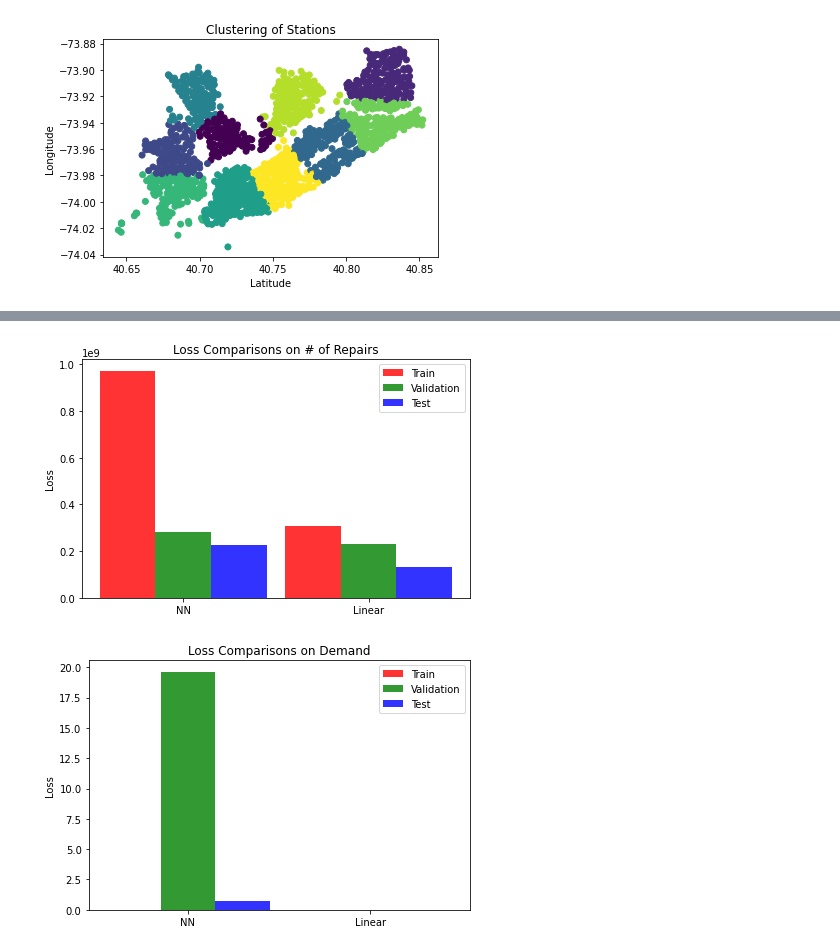
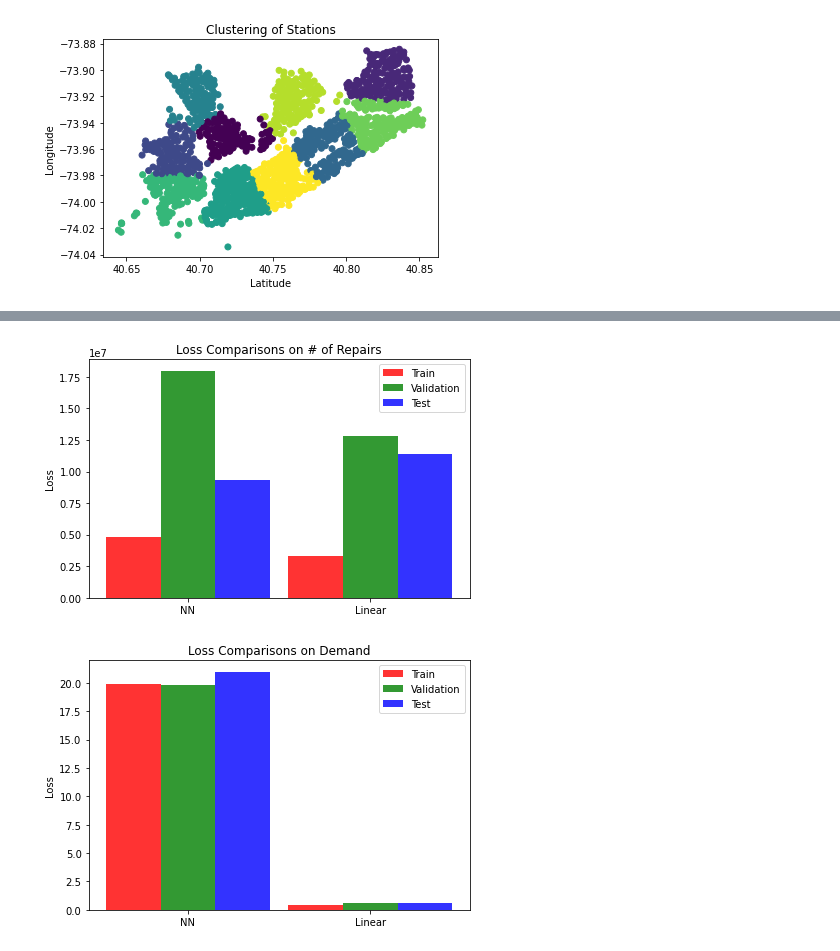
Before and after one commit to RyanW124/A-Deep-Learning-Approach-to-Predict-the-Number-of-Bikes-a-Bike-Sharing-Company-Repairs, a Jupyter notebook: Code/main.ipynb, the cells around one changed output, grey strips where cells are left out. Saved outputs shown, nothing was run; the diff lists cells and outputs as text; code cells hidden in the pictures.

```diff
--- a/Code/main.ipynb
+++ b/Code/main.ipynb
@@ -95,21 +40,25 @@ x, y, y2 = torch.tensor(x).float(), torch.tensor(y).float(), torch.tensor(y2).fl
 x_train, x_test, y_train, y_test, y2_train, y2_test = train_test_split(x, y, y2)
 x_train, x_val, y_train, y_val, y2_train, y2_val = train_test_split(x_train, y_train, y2_train)
 
-repair = NN(len(x_train[0]), len(y_train[0]), [10]*30)
+repair = NN(len(x_train[0]), len(y_train[0]), [10]*4)
 file = '../Data/repair.pt'
 if isfile(file):
+    img = Image(filename='../Graphs/Repair.png')
+    display(img)
     repair.load_state_dict(torch.load(file))
     repair.eval()
 else:
-    repair.learn((x_train, y_train), (x_val, y_val), file='../Graphs/Repair')
+    repair.learn((x_train, y_train), (x_val, y_val), file='../Graphs/Repair', minimum=1000, ylim=5e7)
     torch.save(repair.state_dict(), file)
 
-demand = NN(len(x_train[0]), len(y2_train[0]), [10]*30)
+demand = NN(len(x_train[0]), len(y2_train[0]), [15] * 5)
 file = '../Data/demand.pt'
 if isfile(file):
+    img = Image(filename='../Graphs/Demand.png')
+    display(img)
     demand.load_state_dict(torch.load(file))
     demand.eval()
 else:
-    demand.learn((x_train, y2_train), (x_val, y2_val), file='../Graphs/Demand')
+    demand.learn((x_train, y2_train), (x_val, y2_val), file='../Graphs/Demand', minimum=1000, ylim=100, epochs=50000)
     torch.save(demand.state_dict(), file)
 # %% [output]
@@ -122,20 +67,5 @@ Ended at epoch 13500 with loss of 19.59048080444336
 # %%
 repair_linear = LinearRegression().fit(x_train, y_train)
-
-class MultiOutputLinear:
-    def __init__(self):
-        self.models = []
-    def fit(self, x, y):
-        y = y.numpy()
-        for i in range(len(y[0])):
-            self.models.append(LinearRegression().fit(x, y[:, i]))
-    def predict(self, x):
-        out = []
-        for i in self.models:
-            out.append(i.predict(x))
-        out = np.array(out)
-        out = out.transpose()
-        return out
 
 demand_linear = MultiOutputLinear()
 demand_linear.fit(x_train, y2_train)
@@ -145,32 +75,32 @@ for x, y1, y2 in [(x_train, y_train, y2_train), (x_val, y_val, y2_val), (x_test,
     neural = repair(x)
     linear = torch.tensor(r_linear.predict(x))
     losses.append((int(repair.loss_f(neural, y1)), int(repair.loss_f(linear, y1))))
 index = np.arange(2)
 for i, c, l in [(0, 'r', 'Train'), (1, 'g', 'Validation'), (2, 'b', 'Test')]:
     plt.bar(index+i*0.3, losses[i], 0.3, alpha=0.8, color=c, label=l)
 plt.xticks(index + 0.3, ('NN', 'Linear'))
 plt.legend()
 plt.tight_layout()
 plt.title('Loss Comparisons on # of Repairs')
 plt.ylabel('Loss')
 plt.savefig('../Graphs/repair_loss.png')
 plt.show()
 
 losses = []
 for x, y1, y2 in [(x_train, y_train, y2_train), (x_val, y_val, y2_val), (x_test, y_test, y2_test)]:
     neural = demand(x)
     linear = torch.tensor(demand_linear.predict(x))
     losses.append((float(demand.loss_f(neural, y2)), float(demand.loss_f(linear, y2))))
 index = np.arange(2)
 for i, c, l in [(0, 'r', 'Train'), (1, 'g', 'Validation'), (2, 'b', 'Test')]:
     plt.bar(index+i*0.3, losses[i], 0.3, alpha=0.8, color=c, label=l)
 plt.xticks(index + 0.3, ('NN', 'Linear'))
 plt.legend()
 plt.tight_layout()
 plt.title('Loss Comparisons on Demand')
 plt.ylabel('Loss')
 plt.savefig('../Graphs/repair_demand.png')
 plt.show()
 # %% [output]
-[figure, old version]
+[figure, new version]
-[figure, old version]
+[figure, new version]
```
Also changed, not shown: parts of 3 cells of this notebook, 9 other files.
